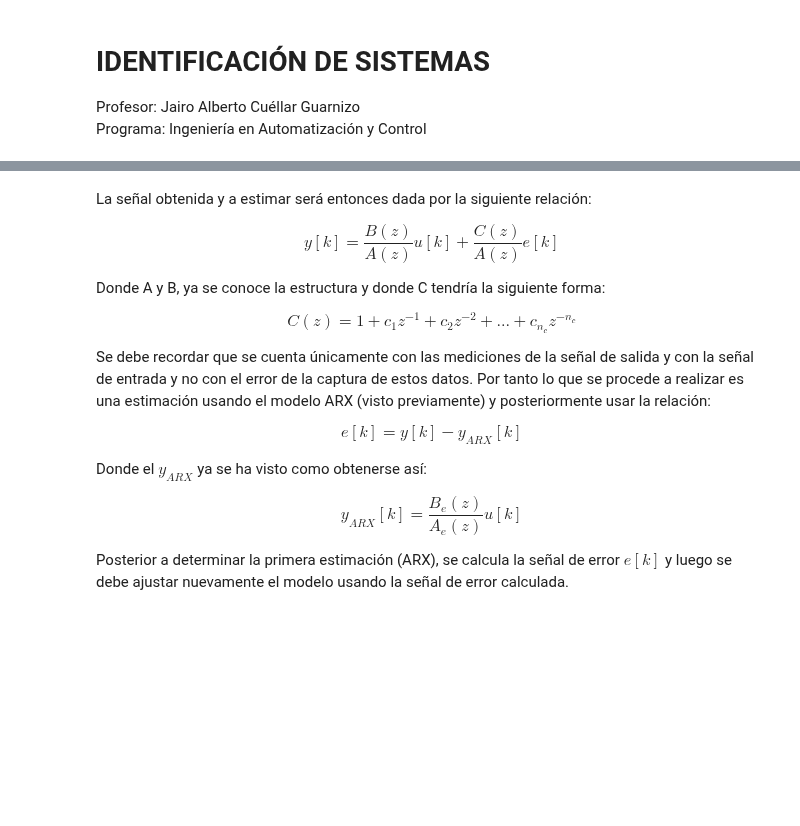
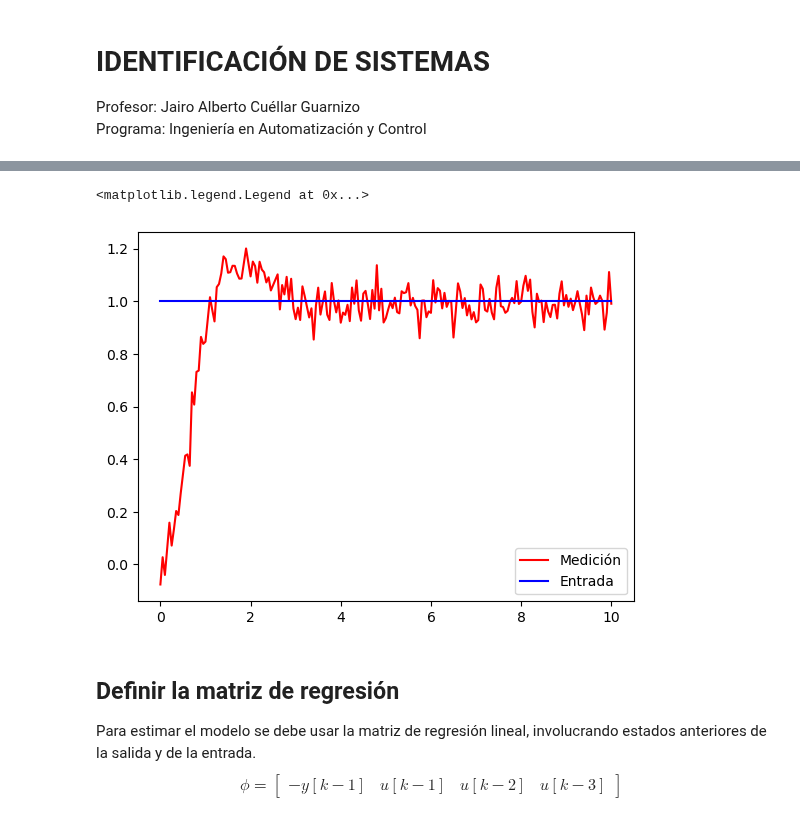
Before and after one commit to jairocuellar/System_identification, a Jupyter notebook: class_09_01.ipynb, the cells around one changed output, grey strips where cells are left out. Cells and saved outputs as stored; diff of their text form; code cells hidden in the pictures; blank space fills up the shorter version.

```diff
--- a/class_09_01.ipynb
+++ b/class_09_01.ipynb
@@ -27,18 +65,33 @@ Uno de estos es el modelo ARMAX (Autoregresivo de media movil) que se origina en
+# %%
+## Sistema de segundo orden en tiempo continuo
+#g = control.tf([6],[2,3,9])
+
+g = control.tf([4],[1,2,4])
+
+## Periodo de muestreo y num de muestras para la discretización de la respuesta al escalón
+t0 = 0
+tf = 10
+dt = 0.05
+N = int((tf-t0)/dt)+1
+t = np.linspace(t0,tf,N)
+
+# Señal de salida ideal "y" y entrada "u"
+_,y = control.step_response(g,t)
+u = np.ones(N);
+
+## Ruido para simular la señal de salida capturada "yn"
+r = 0.05
+e = np.random.normal(0,r,size=N)
+
+yn = y+e
+plt.plot(t,yn,color = 'red')
+plt.plot(t,u,color = 'blue')
+plt.legend(['Medición','Entrada'])
+# %% [output]
+<matplotlib.legend.Legend at 0x...>
+[figure, added]
 # %% [markdown]
-La señal obtenida y a estimar será entonces dada por la siguiente relación:
+## Definir la matriz de regresión
 
-$$y[k] = \frac{B(z)}{A(z)}u[k]+\frac{C(z)}{A(z)}e[k]$$
-
-Donde A y B, ya se conoce la estructura y donde C tendría la siguiente forma:
-
-$$C(z) = 1+c_1z^{-1}+c_2z^{-2}+...+c_{n_c}z^{-n_c}$$
-
-Se debe recordar que se cuenta únicamente con las mediciones de la señal de salida y con la señal de entrada y no con el error de la captura de estos datos. Por tanto lo que se procede a realizar es una estimación usando el modelo ARX (visto previamente) y posteriormente usar la relación:
-
-$$e[k] = y[k] - y_{ARX}[k]$$
-
-Donde el $y_{ARX}$ ya se ha visto como obtenerse así:
-
-$$y_{ARX}[k] = \frac{B_e(z)}{A_e(z)}u[k]$$
-
-Posterior a determinar la primera estimación (ARX), se calcula la señal de error $e[k]$ y luego se debe ajustar nuevamente el modelo usando la señal de error calculada.
+Para estimar el modelo se debe usar la matriz de regresión lineal, involucrando estados anteriores de la salida y de la entrada.
+$$\phi = \begin{bmatrix}-y[k-1]&u[k-1]&u[k-2]&u[k-3]\end{bmatrix}$$
```
Also changed, not shown: parts of 18 cells of this notebook, 8 other files.
